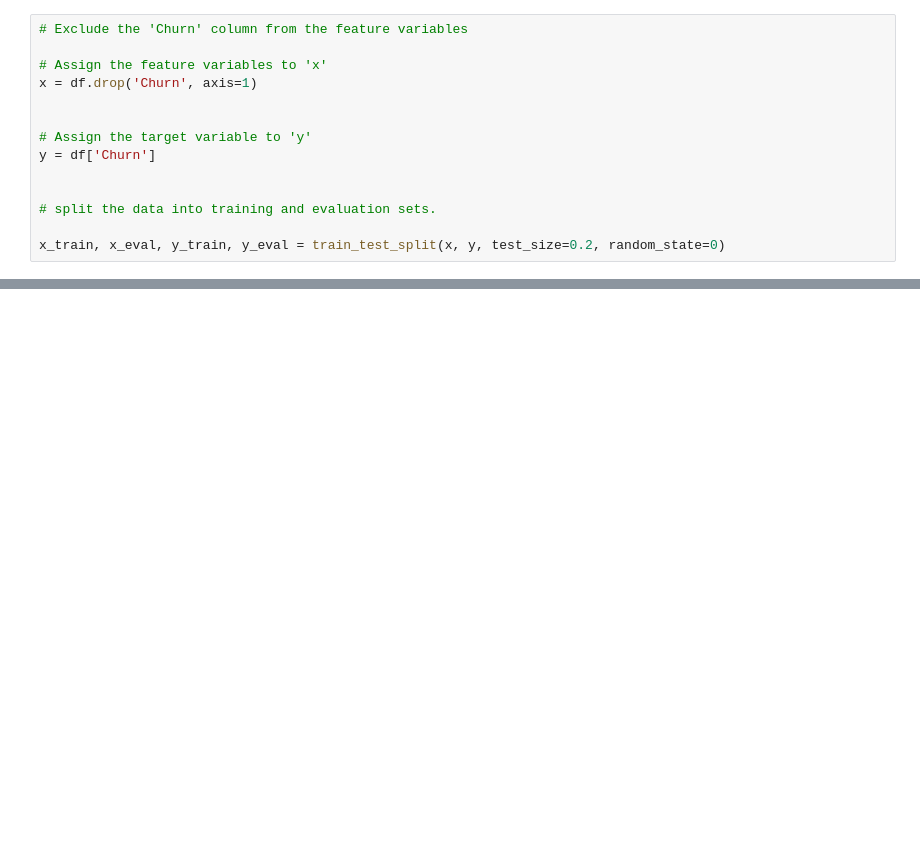
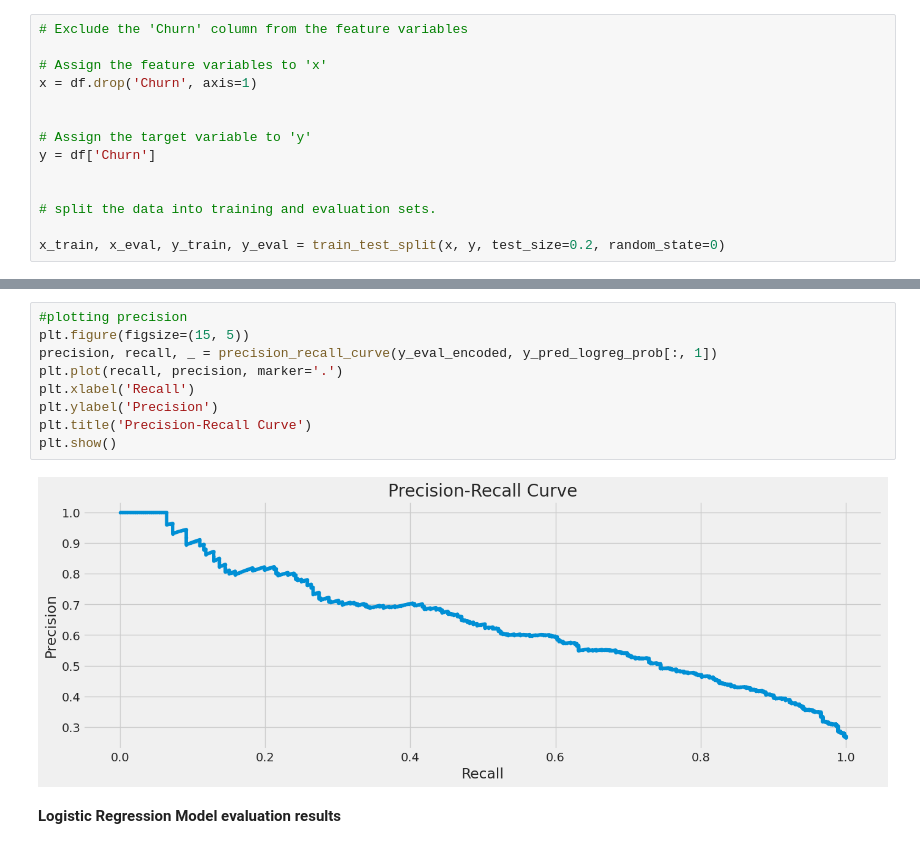
Before and after one commit to AlphaLock/Classification-Project-Predicting-Customer-Churn, a Jupyter notebook: Customer_Churn.ipynb, the cells around one changed output, grey strips where cells are left out. Cells and saved outputs as stored; diff of their text form; blank space fills up the shorter version.

```diff
--- a/Customer_Churn.ipynb
+++ b/Customer_Churn.ipynb
@@ -667,0 +1034,13 @@ print(x_eval.shape, y_eval.shape)
+# %%
+#plotting precision
+plt.figure(figsize=(15, 5))
+precision, recall, _ = precision_recall_curve(y_eval_encoded, y_pred_logreg_prob[:, 1])
+plt.plot(recall, precision, marker='.')
+plt.xlabel('Recall')
+plt.ylabel('Precision')
+plt.title('Precision-Recall Curve')
+plt.show()
+# %% [output]
+[figure, added]
+# %% [markdown]
+**Logistic Regression Model evaluation results**
```
Also changed, not shown: parts of 58 cells of this notebook.
